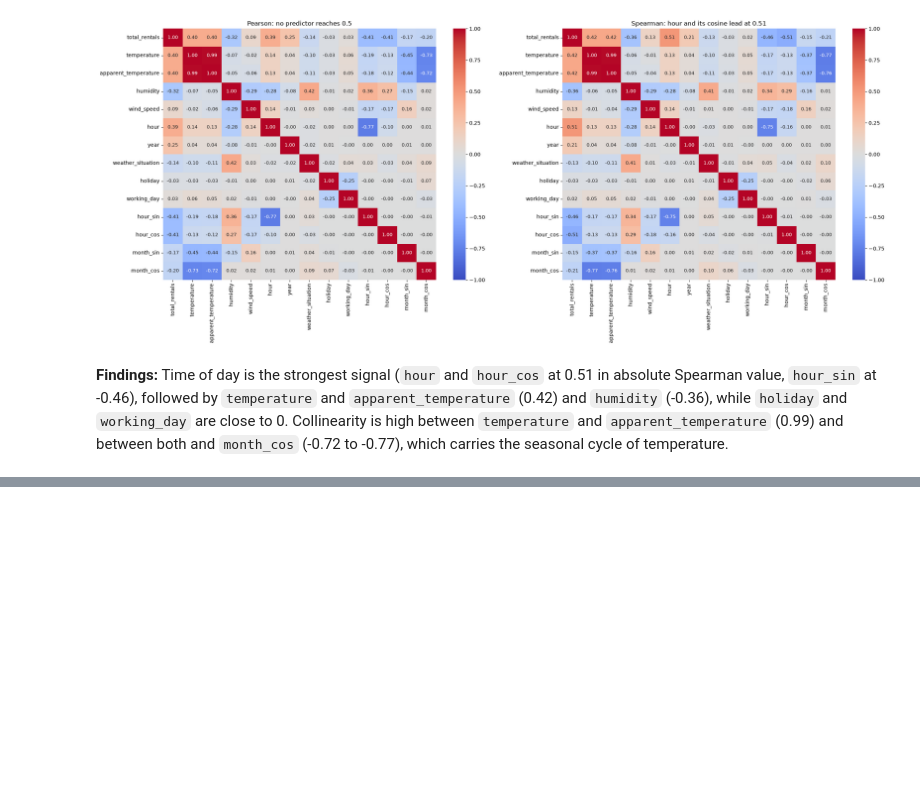
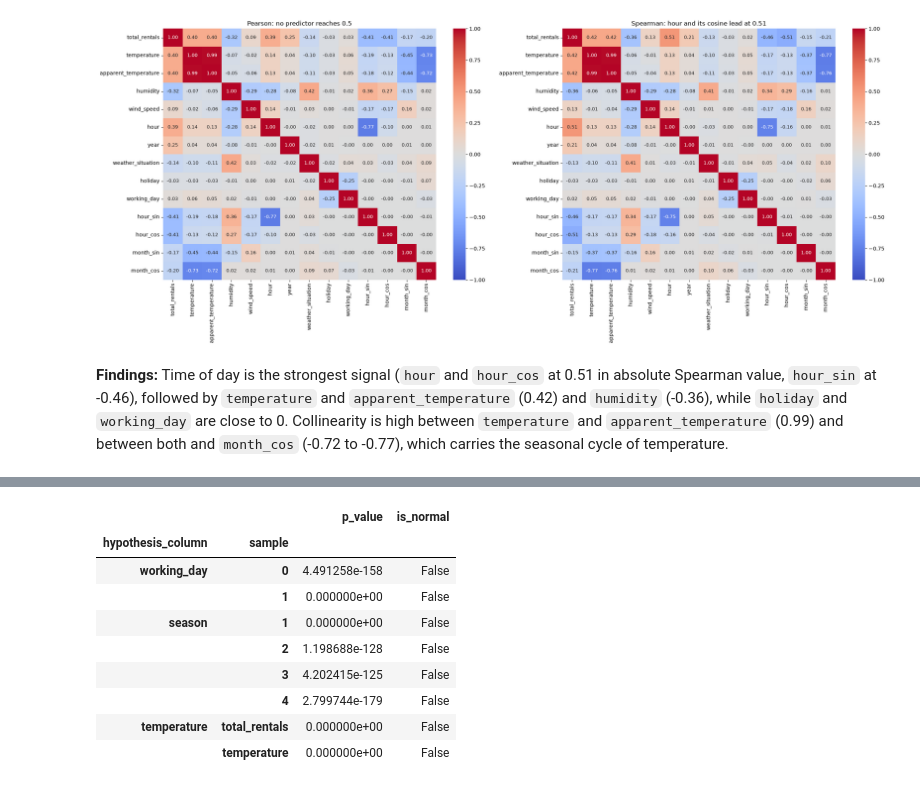
Before and after one commit to Hallason823/MachineLearning-2026.2, a Jupyter notebook: notebooks/01_regression.ipynb, the cells around one changed output, grey strips where cells are left out. Drawn from its saved outputs; the diff is of its cells as text; code cells hidden in the pictures; blank space fills up the shorter version.

```diff
--- a/notebooks/01_regression.ipynb
+++ b/notebooks/01_regression.ipynb
@@ -644,0 +674,51 @@ plot_correlation_heatmaps(df_eda[CORRELATION_COLUMNS])
+# %%
+# Returns the p-value of the D'Agostino-Pearson normality test
+def normality_p_value(values):
+    return stats.normaltest(values).pvalue
+
+# Builds a table with the normality p-value of each sample and whether normality holds
+def build_normality_table(samples, alpha=ALPHA, index_names=NORMALITY_INDEX_NAMES, columns=NORMALITY_COLUMNS):
+    table = pd.concat(samples, names=index_names).to_frame(columns[0])
+    table[columns[1]] = table[columns[0]] >= alpha
+    return table
+
+# Mann-Whitney U test between two groups, with the rank-biserial correlation as effect size
+def mann_whitney_test(first, second):
+    result = stats.mannwhitneyu(first, second)
+    return result.statistic, result.pvalue, 2*result.statistic/(len(first)*len(second))-1
+
+# Kruskal-Wallis H test across groups, with eta squared of H as effect size
+def kruskal_test(groups):
+    result = stats.kruskal(*groups)
+    total, count = sum(len(group) for group in groups), len(groups)
+    return result.statistic, result.pvalue, (result.statistic-count+1)/(total-count)
+
+# Spearman correlation test between two samples, with rho as effect size
+def spearman_test(first, second):
+    result = stats.spearmanr(first, second)
+    return result.statistic, result.pvalue, result.statistic
+
+# Builds one row of the results table from a test outcome
+def build_result_row(column, outcome, hypotheses=HYPOTHESES, tests=TESTS, alpha=ALPHA):
+    statistic, p_value, effect_size = outcome
+    test, effect_measure = tests[column]
+    return (hypotheses[column], test, effect_measure, statistic, p_value, effect_size, p_value < alpha)
+# %%
+# Normality of the target in each group and of the target and temperature
+normality = build_normality_table({
+    WORKING_DAY_COLUMN: df_eda.groupby(WORKING_DAY_COLUMN)[TARGET_COLUMN].apply(normality_p_value),
+    SEASON_COLUMN: df_eda.groupby(SEASON_COLUMN)[TARGET_COLUMN].apply(normality_p_value),
+    TEMPERATURE_COLUMN: df_eda[[TARGET_COLUMN, TEMPERATURE_COLUMN]].apply(normality_p_value),
+})
+normality
+# %% [output]
+|  |  | p_value | is_normal |
+| hypothesis_column | sample |  |  |
+| working_day | 0 | 4.491258e-158 | False |
+|  | 1 | 0.000000e+00 | False |
+| season | 1 | 0.000000e+00 | False |
+|  | 2 | 1.198688e-128 | False |
+|  | 3 | 4.202415e-125 | False |
+|  | 4 | 2.799744e-179 | False |
+| temperature | total_rentals | 0.000000e+00 | False |
+|  | temperature | 0.000000e+00 | False |
```
Also changed, not shown: parts of 7 cells of this notebook, 1 other file.
